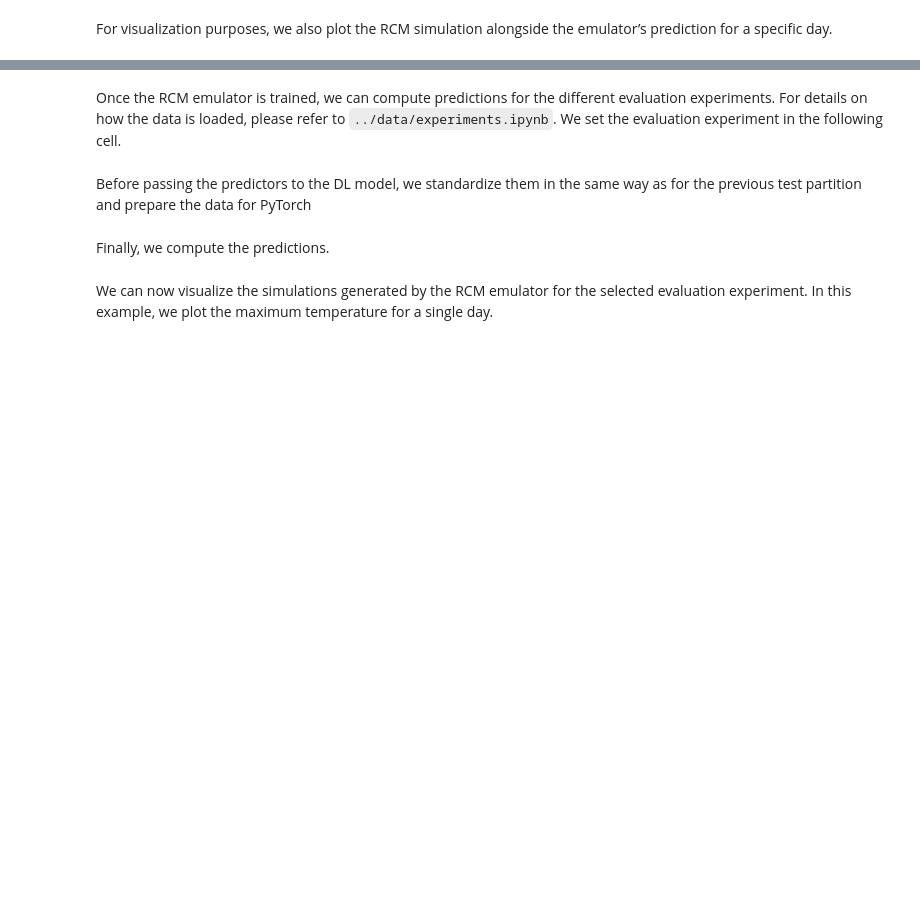
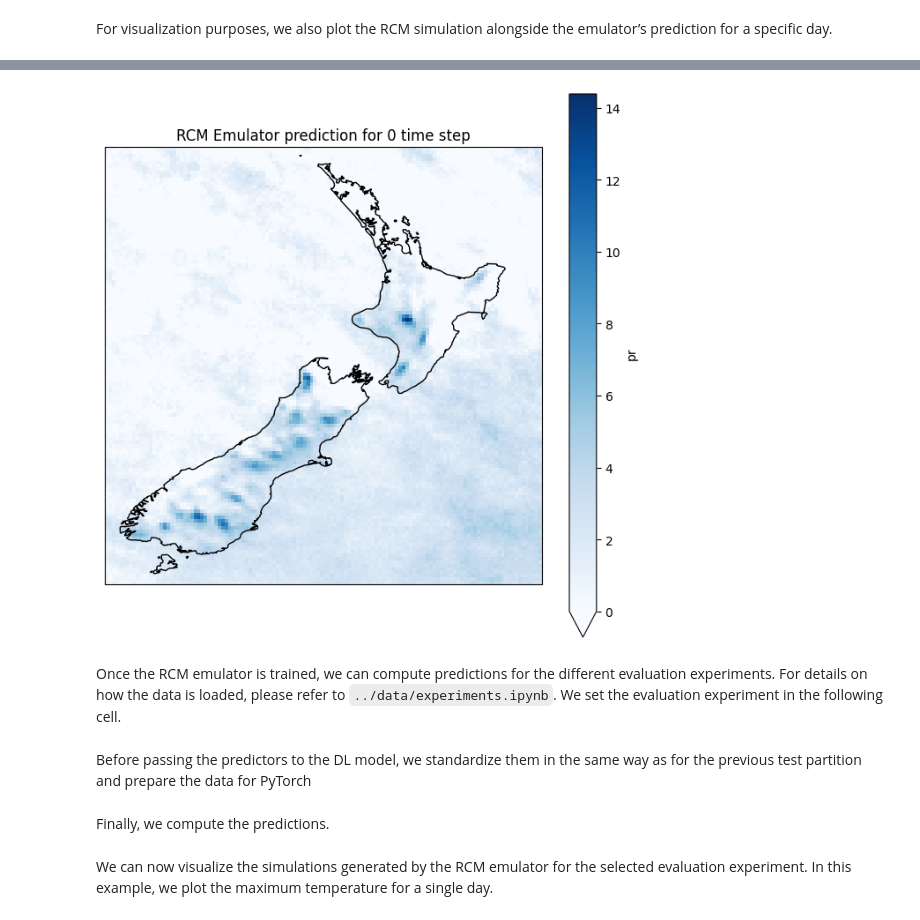
Before and after one commit to jpolz/ml-benchmark-spategan, a Jupyter notebook: training/training.ipynb, the cells around one changed output, grey strips where cells are left out. Drawn from its saved outputs; the diff is of its cells as text; code cells hidden in the pictures; blank space fills up the shorter version.

```diff
--- a/training/training.ipynb
+++ b/training/training.ipynb
@@ -362,7 +400,9 @@ plot_data_map(data=y_test.isel(time=time_idx), var_name=var_target, domain=domai
 # %%
 plot_data_map(data=y_pred.isel(time=0), var_name=var_target, domain=domain,
-              vmin=290, vmax=310,
-              fig_title=f'RCM Emulator prediction for {time_idx} time step', figsize=(8,8), cmap='RdBu_r')
+              vmin=0, vmax=None,
+              fig_title=f'RCM Emulator prediction for {time_idx} time step', figsize=(8,8), cmap='Blues')
+# %% [output]
+[figure, added]
 # %% [markdown]
 Once the RCM emulator is trained, we can compute predictions for the different evaluation experiments. For details on how the data is loaded, please refer to `../data/experiments.ipynb`. We set the evaluation experiment in the following cell.
 # %%
```
Also changed, not shown: parts of 11 cells of this notebook, 10 other files.
